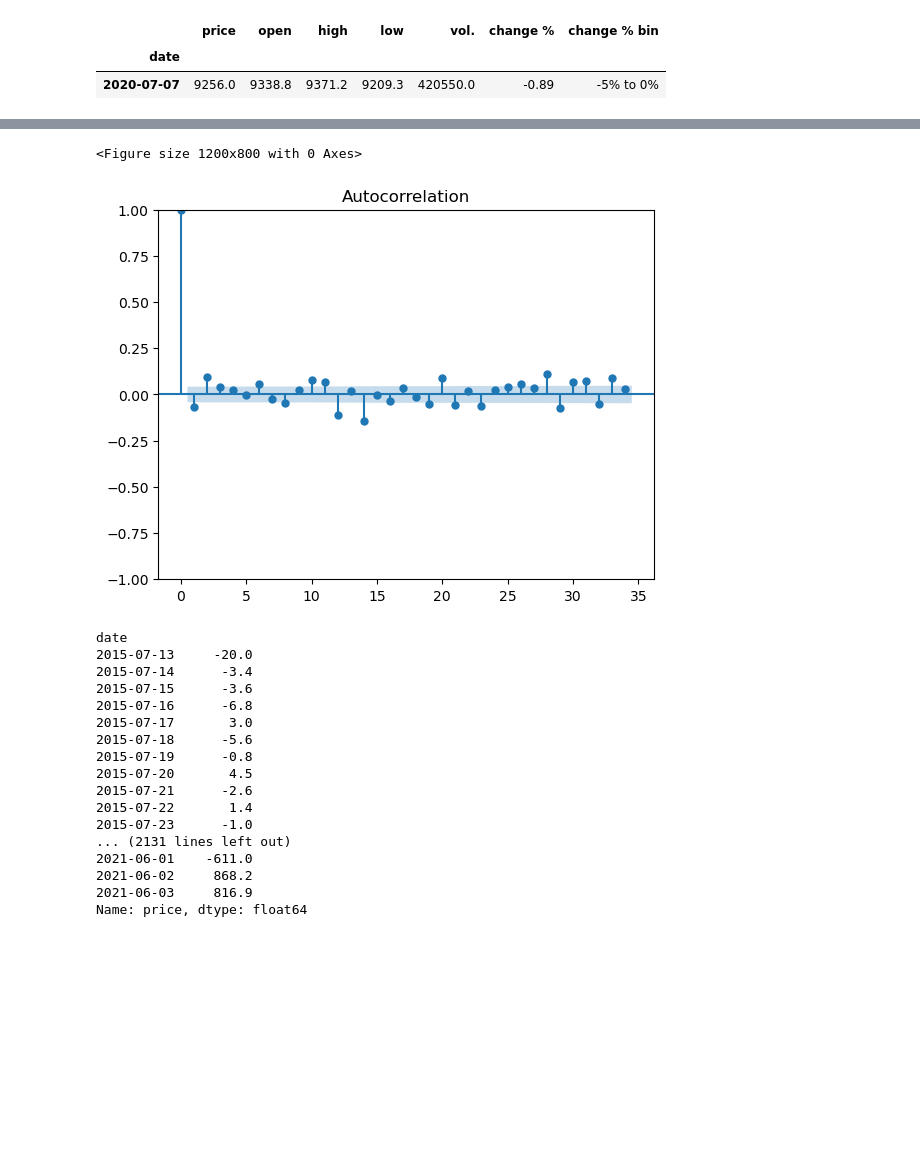
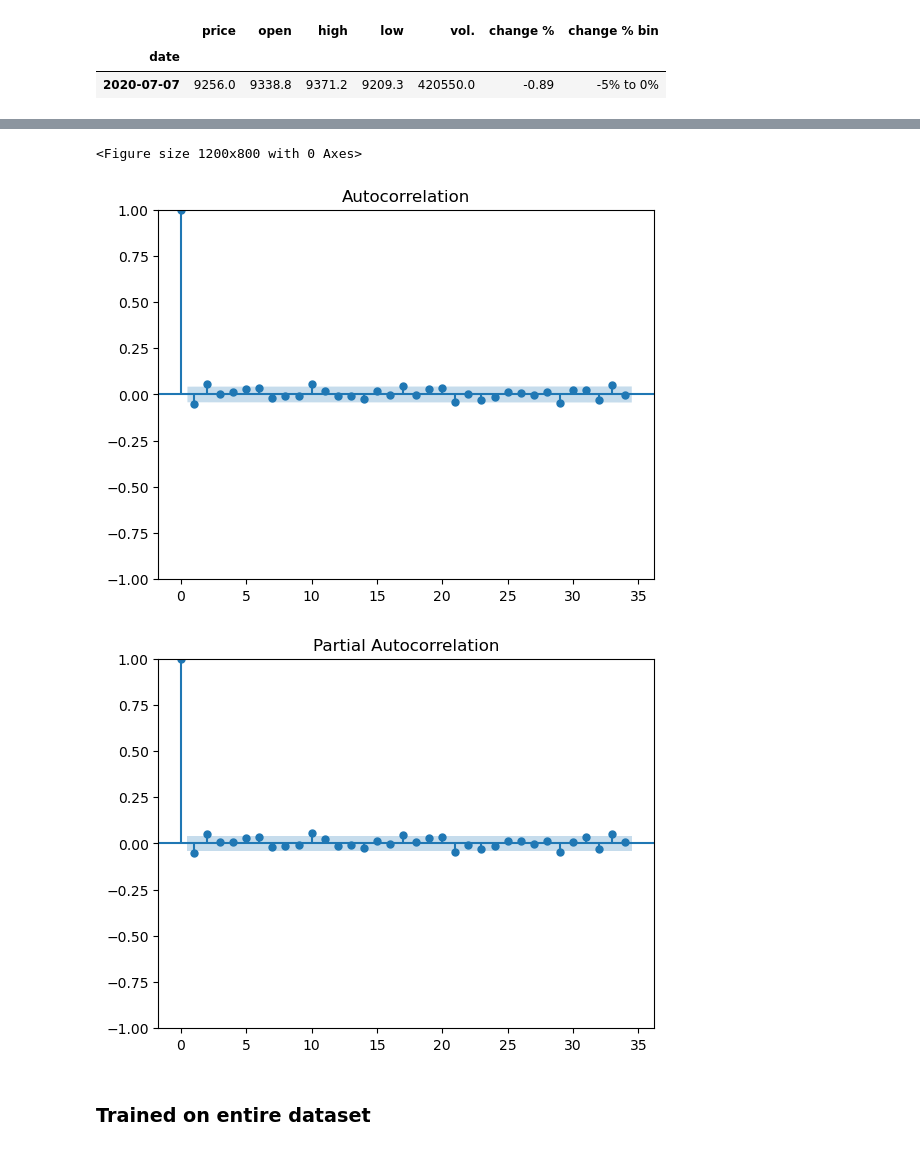
Before and after one commit to DoanNguyen2001/tap_bitcoin, a Jupyter notebook: sandesh_side.ipynb, the cells around one changed output, grey strips where cells are left out. Saved outputs shown, nothing was run; the diff lists cells and outputs as text; code cells hidden in the pictures; blank space fills up the shorter version.

```diff
--- a/sandesh_side.ipynb
+++ b/sandesh_side.ipynb
@@ -501,6 +528,6 @@ df_2.sample()
 # %%
 # First-order differencing
-df_diff = df_2['price'].diff()
+df_diff = df_2['price_boxcox'].diff()
 
 # Drop NaN values resulting from differencing
 df_diff = df_diff.dropna()
@@ -536,30 +563,16 @@ p-value: 0.0000000002
 # %%
 plt.figure(figsize=(12, 8))
 plot_acf(df_diff)
+plot_pacf(df_diff)
 plt.show()
 # %% [output]
 <Figure size 1200x800 with 0 Axes>
-[figure, old version]
+[figure, new version]
+[figure, added]
 # %%
-df_diff
+# df_diff
-# %% [output]
-date
-2015-07-13     -20.0
-2015-07-14      -3.4
-2015-07-15      -3.6
-2015-07-16      -6.8
-2015-07-17       3.0
-2015-07-18      -5.6
-2015-07-19      -0.8
-2015-07-20       4.5
-2015-07-21      -2.6
-2015-07-22       1.4
-2015-07-23      -1.0
-... (2131 lines left out)
-2021-06-01    -611.0
-2021-06-02     868.2
-2021-06-03     816.9
-Name: price, dtype: float64
+# %% [markdown]
+### Trained on entire dataset
 # %%
 from statsmodels.tsa.arima.model import ARIMA
 
```
Also changed, not shown: parts of 18 cells of this notebook.
